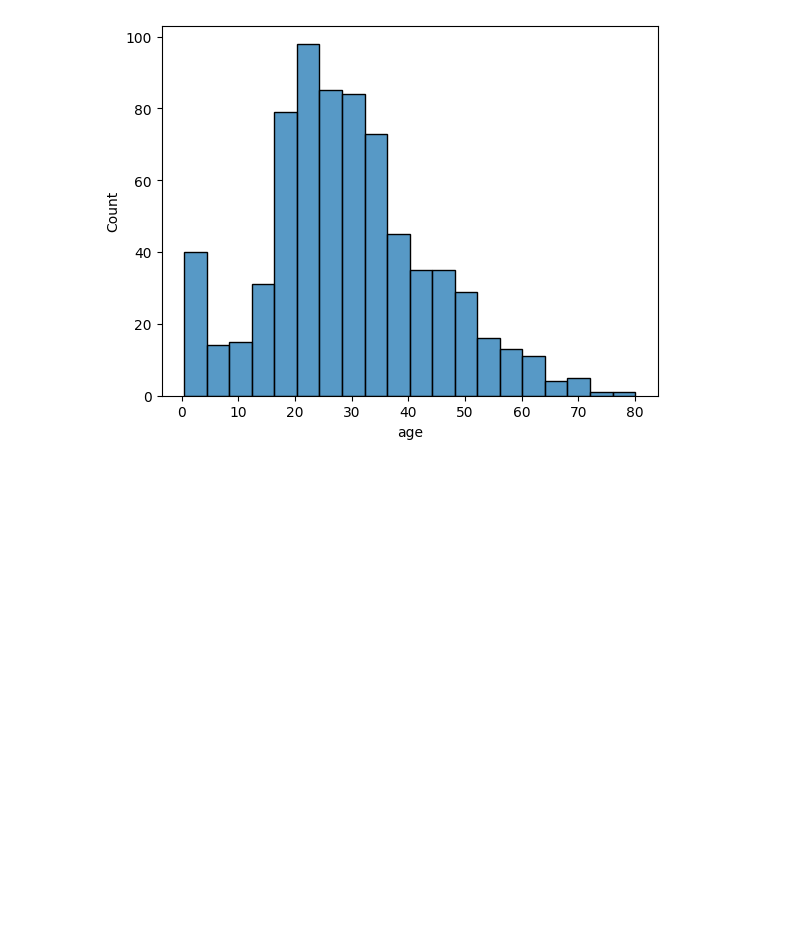
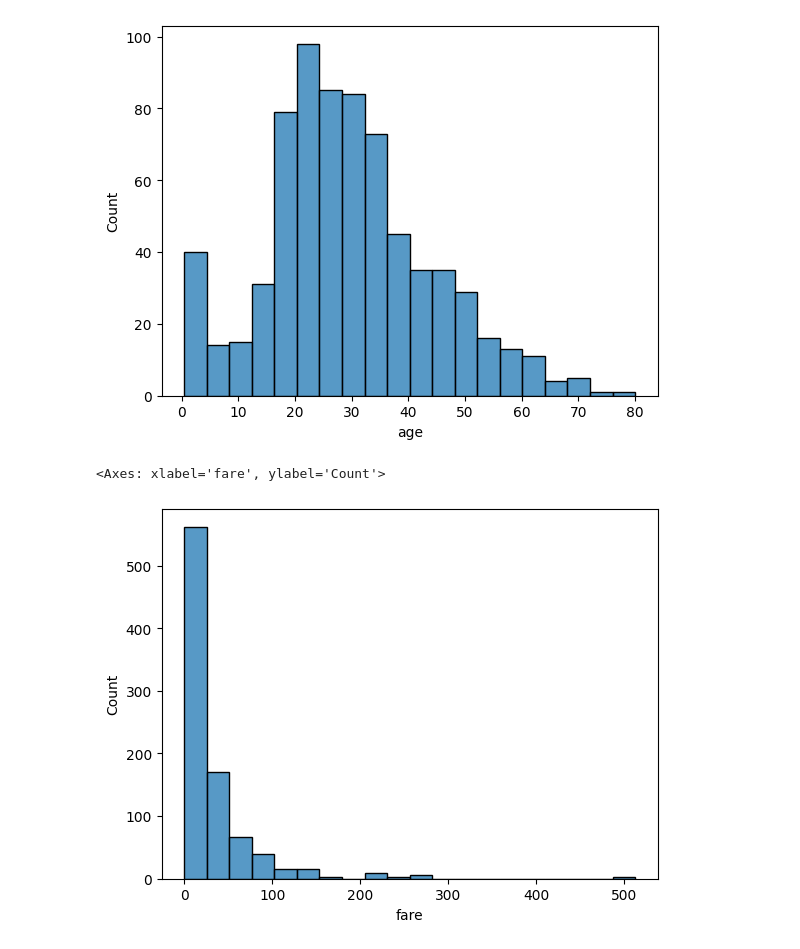
Before and after one commit to Sudhanshugupta26/pandas_code, a Jupyter notebook: pandas2.ipynb, the cells around one changed output. Drawn from its saved outputs; the diff is of its cells as text; code cells hidden in the pictures; blank space fills up the shorter version.

```diff
--- a/pandas2.ipynb
+++ b/pandas2.ipynb
@@ -31,3 +31,8 @@ sns.histplot(df,x="age")
 # %% [output]
 <Axes: xlabel='age', ylabel='Count'>
 [figure]
+# %%
+sns.histplot(df,x="fare",bins=20)
+# %% [output]
+<Axes: xlabel='fare', ylabel='Count'>
+[figure, added]
```
